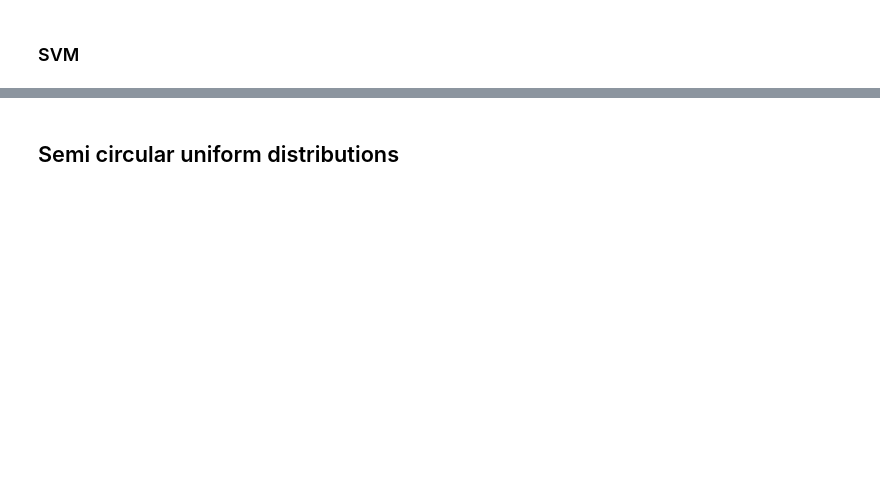
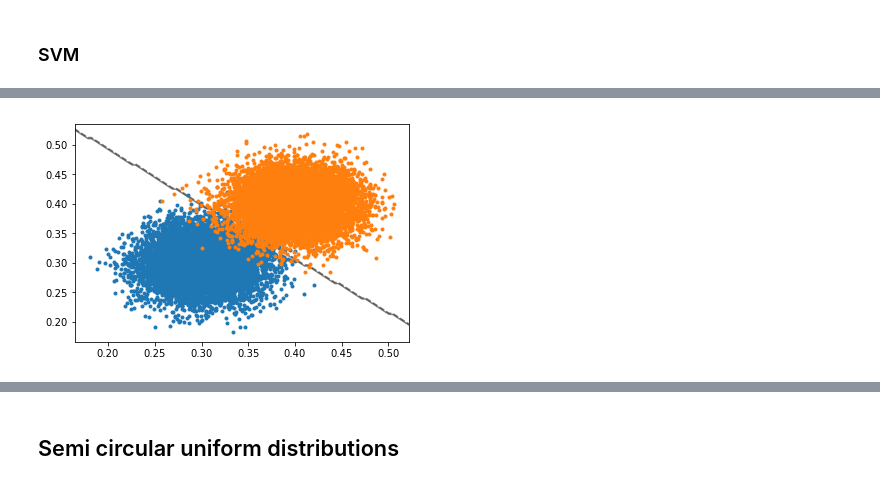
Before and after one commit to marcoavesani/TN-BML, a Jupyter notebook: Tensor Network ML.ipynb, the cells around one changed output, grey strips where cells are left out. Cells and saved outputs as stored; diff of their text form; code cells hidden in the pictures; blank space fills up the shorter version.

```diff
--- a/Tensor Network ML.ipynb
+++ b/Tensor Network ML.ipynb
@@ -157,0 +287,8 @@ plt.show()
+# %%
+point_to_plot = 10000
+plt.plot(class0_validate[0:point_to_plot,0], class0_validate[0:point_to_plot,1], '.')
+plt.plot(class1_validate[0:point_to_plot,0], class1_validate[0:point_to_plot,1], '.')
+plot_nb_decision_function(gnb)
+plt.show()
+# %% [output]
+[figure, added]
```
Also changed, not shown: parts of 52 cells of this notebook.
